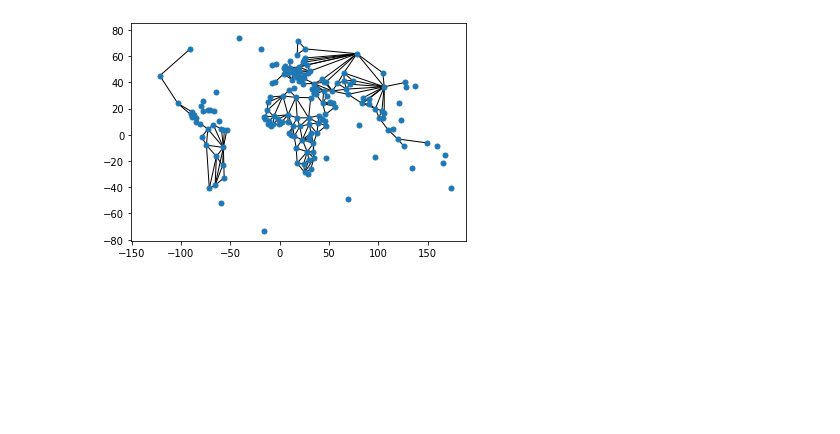
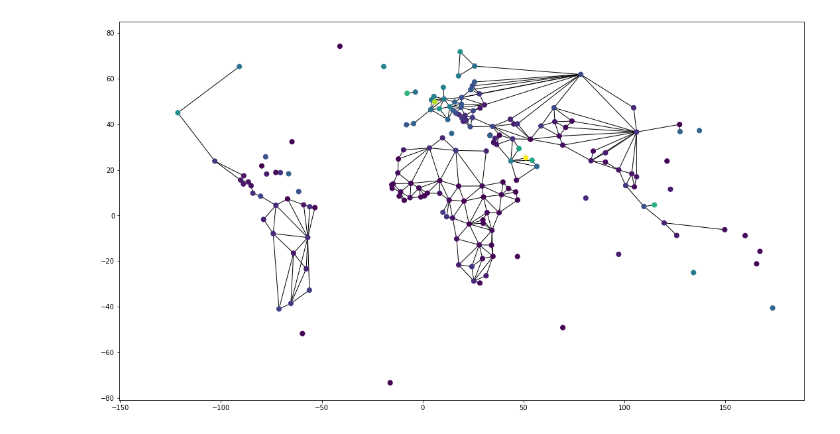
Before and after one commit to WillemSch/Topological-Learning, a Jupyter notebook: src/project/project.ipynb, the cells around one changed output. Saved outputs shown, nothing was run; the diff lists cells and outputs as text; code cells hidden in the pictures; blank space fills up the shorter version.

```diff
--- a/src/project/project.ipynb
+++ b/src/project/project.ipynb
@@ -10,6 +18,27 @@ import networkx as nx
 def load_data():
     f = open("countries.geo.json")
     return json.load(f)
+
+def load_csv_data(file_name):
+    with open(file_name, newline='') as f:
+        reader = csv.reader(f)
+        data = list(reader)
+        return data
+
+gdp = load_csv_data('GDP.csv')
+
+def attributes_for_country(country_code):
+    max_gdp = max([float(x[-2]) for x in gdp[1:] if x[-2] != ''])
+    data = [x for x in gdp if x[1] == country_code]
+    if len(data) == 0 or data[0][-2] == '':
+        print(f'    Could not find GDP data for {country_code} using default = 0')
+        val = 0.
+    else:
+        val = float(data[0][-2])
+
+    color = val / max_gdp
+    return {'color': color}
+
 
 def process_geometry(data):
     # Itterate over all countries
@@ -34,7 +63,7 @@ def process_geometry(data):
             points = np.array(points)
         points = np.squeeze(points)
 
-        country_dict[f['id']] = graph.add_node(np.average(points, axis=0)), points
+        country_dict[f['id']] = graph.add_node(np.average(points, axis=0), attrs=attributes_for_country(f['id'])), points
 
     print("Connecting nodes")
     connect_countries(country_dict)
@@ -59,26 +102,29 @@ Connecting nodes
 Done
 # %%
 def display_graph(g):
-    nx_graph = to_nx_graph(g)
+    nx_graph, color_map = to_nx_graph(g)
 
     fig, ax = plt.subplots()
-    nx.draw(nx_graph, nx.get_node_attributes(nx_graph,'pos'), node_size=25)
+    fig.set_size_inches(18.5, 10.5)
+    nx.draw(nx_graph, nx.get_node_attributes(nx_graph,'pos'), node_size=50, node_color=color_map)
     limits=plt.axis('on')
     ax.tick_params(left=True, bottom=True, labelleft=True, labelbottom=True)
     plt.show()
     plt.close(fig)
 
 def to_nx_graph(graph):
     export = nx.Graph()
     added_nodes = []
+    color_map = []
     for node in graph.nodes.flatten():
         export.add_node(node, pos=node.coordinates)
         added_nodes.append(node)
+        color_map.append(node.attrs['color'])
     for edge in graph.get_edges():
         export.add_edge(added_nodes[edge[0]], added_nodes[edge[1]])
-    return export
+    return export, color_map
 
 
 display_graph(graph)
 # %% [output]
-[figure, old version]
+[figure, new version]
```
Also changed, not shown: parts of 6 cells of this notebook, 4 other files.
